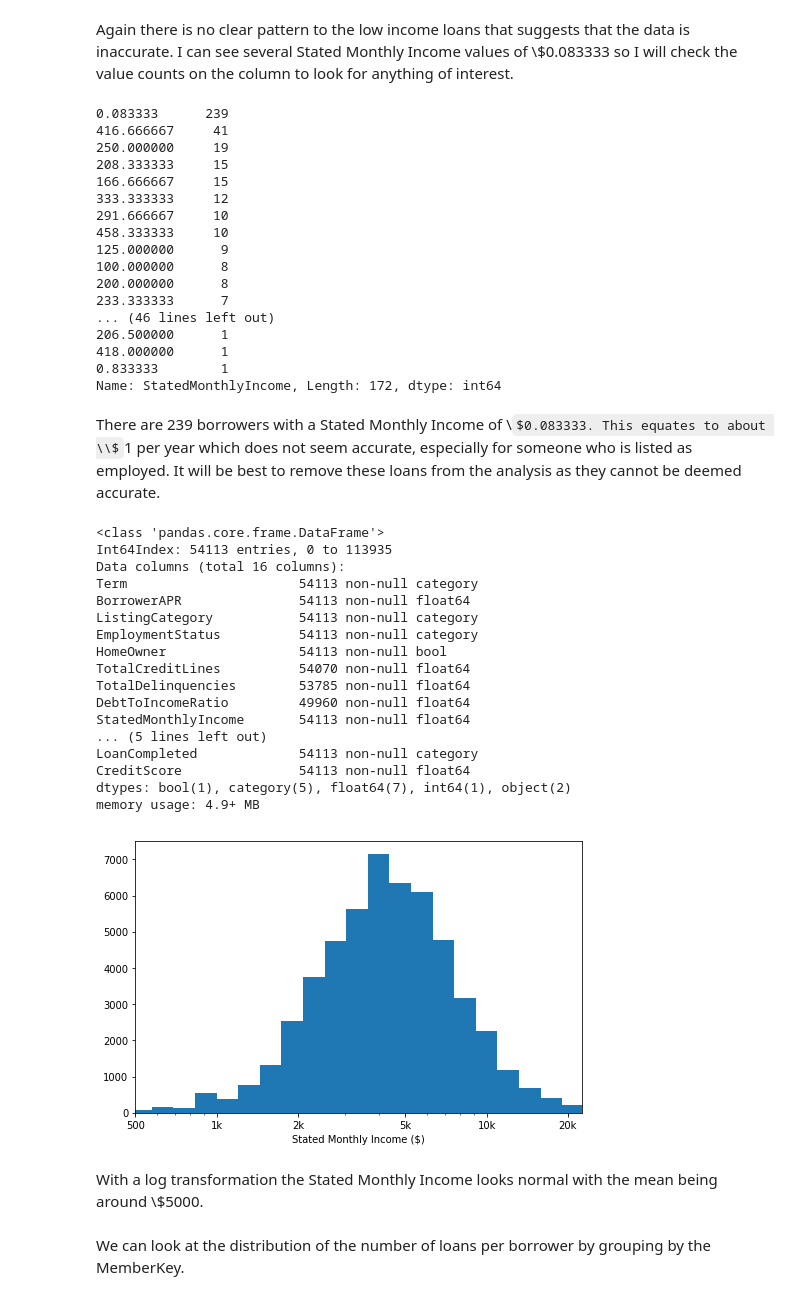
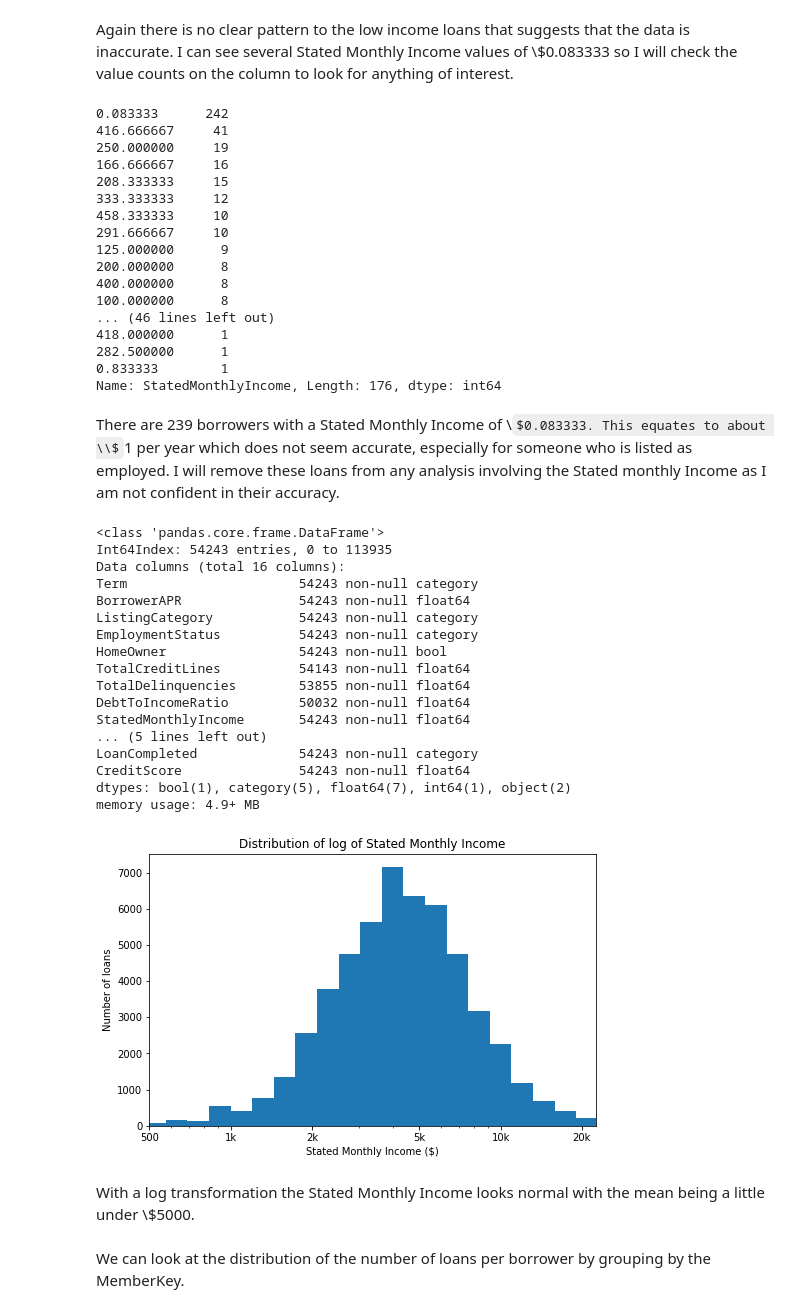
Before and after one commit to Jeffro80/DAND_Communicate_Findings, a Jupyter notebook: exploration-WORKING.ipynb, the cells around one changed output. Drawn from its saved outputs; the diff is of its cells as text; code cells hidden in the pictures; some formulas as TeX source.

Commit message:
updating of univariate analysis

```diff
--- a/exploration-WORKING.ipynb
+++ b/exploration-WORKING.ipynb
@@ -567,14 +567,14 @@ zero_score.sum()
 # %% [output]
 133
 # %%
-loans = loans.loc[-zero_score,:]
+non_outliers = loans.loc[-zero_score,:]
 
 # Plot revised CreditScore column
 binsize = 20
-bins = np.arange(0, loans['CreditScore'].max()+binsize, binsize)
+bins = np.arange(0, non_outliers['CreditScore'].max()+binsize, binsize)
 
 plt.figure(figsize=[8, 5])
-plt.hist(data = loans, x = 'CreditScore', bins = bins)
+plt.hist(data = non_outliers, x = 'CreditScore', bins = bins)
 plt.xlabel('Credit Score')
 plt.ylabel('Number of loans')
 plt.title('Distribution of Credit Scores')
@@ -774,64 +774,66 @@ Again there is no clear pattern to the low income loans that suggests that the d
 # %%
 low_income.StatedMonthlyIncome.value_counts()
 # %% [output]
-0.083333      239
+0.083333      242
 416.666667     41
 250.000000     19
+166.666667     16
 208.333333     15
-166.666667     15
 333.333333     12
+458.333333     10
 291.666667     10
-458.333333     10
 125.000000      9
+200.000000      8
+400.000000      8
 100.000000      8
-200.000000      8
-233.333333      7
 ... (46 lines left out)
-206.500000      1
 418.000000      1
+282.500000      1
 0.833333        1
-Name: StatedMonthlyIncome, Length: 172, dtype: int64
+Name: StatedMonthlyIncome, Length: 176, dtype: int64
 # %% [markdown]
-There are 239 borrowers with a Stated Monthly Income of \\$0.083333. This equates to about \\$1 per year which does not seem accurate, especially for someone who is listed as employed. It will be best to remove these loans from the analysis as they cannot be deemed accurate.
+There are 239 borrowers with a Stated Monthly Income of \\$0.083333. This equates to about \\$1 per year which does not seem accurate, especially for someone who is listed as employed. I will remove these loans from any analysis involving the Stated monthly Income as I am not confident in their accuracy.
 # %%
 # Remove loans where Stated Monthly Income = $0.083333
 incorrect_income = loans['StatedMonthlyIncome'] == 0.083333
-loans = loans.loc[-incorrect_income,:]
+filtered_income = loans.loc[-incorrect_income,:]
 # %%
-loans.info()
+filtered_income.info()
 # %% [output]
 <class 'pandas.core.frame.DataFrame'>
-Int64Index: 54113 entries, 0 to 113935
+Int64Index: 54243 entries, 0 to 113935
 Data columns (total 16 columns):
-Term                      54113 non-null category
-BorrowerAPR               54113 non-null float64
-ListingCategory           54113 non-null category
-EmploymentStatus          54113 non-null category
-HomeOwner                 54113 non-null bool
-TotalCreditLines          54070 non-null float64
-TotalDelinquencies        53785 non-null float64
-DebtToIncomeRatio         49960 non-null float64
-StatedMonthlyIncome       54113 non-null float64
+Term                      54243 non-null category
+BorrowerAPR               54243 non-null float64
+ListingCategory           54243 non-null category
+EmploymentStatus          54243 non-null category
+HomeOwner                 54243 non-null bool
+TotalCreditLines          54143 non-null float64
+TotalDelinquencies        53855 non-null float64
+DebtToIncomeRatio         50032 non-null float64
+StatedMonthlyIncome       54243 non-null float64
 ... (5 lines left out)
-LoanCompleted             54113 non-null category
-CreditScore               54113 non-null float64
+LoanCompleted             54243 non-null category
+CreditScore               54243 non-null float64
 dtypes: bool(1), category(5), float64(7), int64(1), object(2)
 memory usage: 4.9+ MB
 # %%
 log_binsize = 0.08
-bins = 10 ** np.arange(1, np.log10(loans['StatedMonthlyIncome'].max())+log_binsize, log_binsize)
+bins = 10 ** np.arange(1, np.log10(filtered_income['StatedMonthlyIncome'].max())+log_binsize, log_binsize)
 
 plt.figure(figsize=[8, 5])
-plt.hist(data = loans, x = 'StatedMonthlyIncome', bins = bins)
+plt.hist(data = filtered_income, x = 'StatedMonthlyIncome', bins = bins)
 plt.xscale('log')
 plt.xticks([500, 1e3, 2e3, 5e3, 1e4, 2e4], [500, '1k', '2k', '5k', '10k', '20k'])
 plt.xlabel('Stated Monthly Income ($)')
 plt.xlim(500, 22500)
+plt.ylabel('Number of loans')
+plt.title('Distribution of log of Stated Monthly Income')
 plt.show()
 # %% [output]
-[figure, old version]
+[figure, new version]
 # %% [markdown]
-With a log transformation the Stated Monthly Income looks normal with the mean being around \\$5000.
+With a log transformation the Stated Monthly Income looks normal with the mean being a little under \\$5000.
 # %% [markdown]
 We can look at the distribution of the number of loans per borrower by grouping by the MemberKey.
 # %%
```
Also changed, not shown: parts of 12 cells of this notebook.
